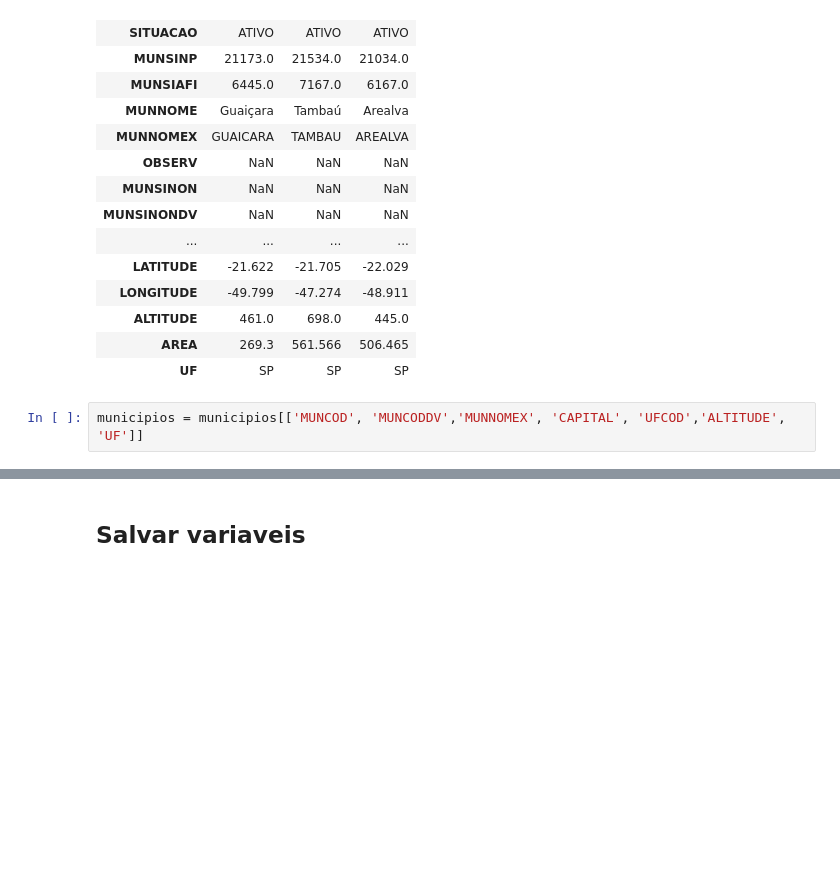
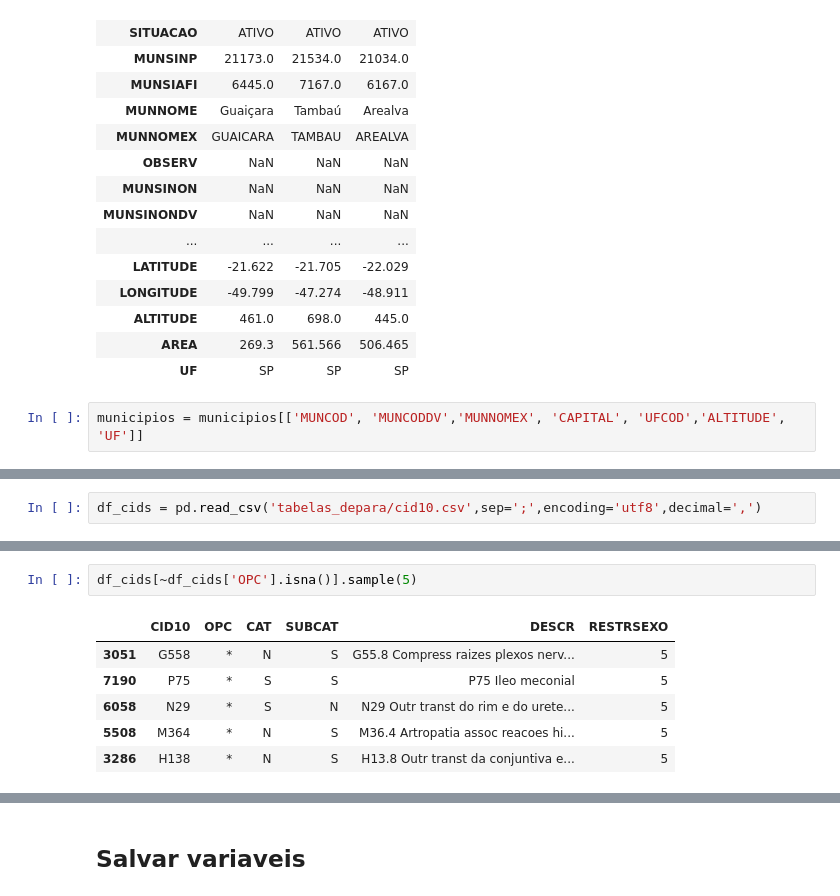
Before and after one commit to thsantferr/TCC_SIM_2-2026, a Jupyter notebook: analise_inicial.ipynb, the cells around one changed output, grey strips where cells are left out. Saved outputs shown, nothing was run; the diff lists cells and outputs as text; blank space fills up the shorter version.

```diff
--- a/analise_inicial.ipynb
+++ b/analise_inicial.ipynb
@@ -285,0 +288,2 @@ municipios = municipios[['MUNCOD', 'MUNCODDV','MUNNOMEX', 'CAPITAL', 'UFCOD','AL
+# %%
+df_cids = pd.read_csv('tabelas_depara/cid10.csv',sep=';',encoding='utf8',decimal=',')
@@ -285,0 +300,9 @@ municipios = municipios[['MUNCOD', 'MUNCODDV','MUNNOMEX', 'CAPITAL', 'UFCOD','AL
+# %%
+df_cids[~df_cids['OPC'].isna()].sample(5)
+# %% [output]
+|  | CID10 | OPC | CAT | SUBCAT | DESCR | RESTRSEXO |
+| 3051 | G558 | * | N | S | G55.8 Compress raizes plexos nerv... | 5 |
+| 7190 | P75 | * | S | S | P75 Ileo meconial | 5 |
+| 6058 | N29 | * | S | N | N29 Outr transt do rim e do urete... | 5 |
+| 5508 | M364 | * | N | S | M36.4 Artropatia assoc reacoes hi... | 5 |
+| 3286 | H138 | * | N | S | H13.8 Outr transt da conjuntiva e... | 5 |
```
Also changed, not shown: parts of 10 cells of this notebook.
